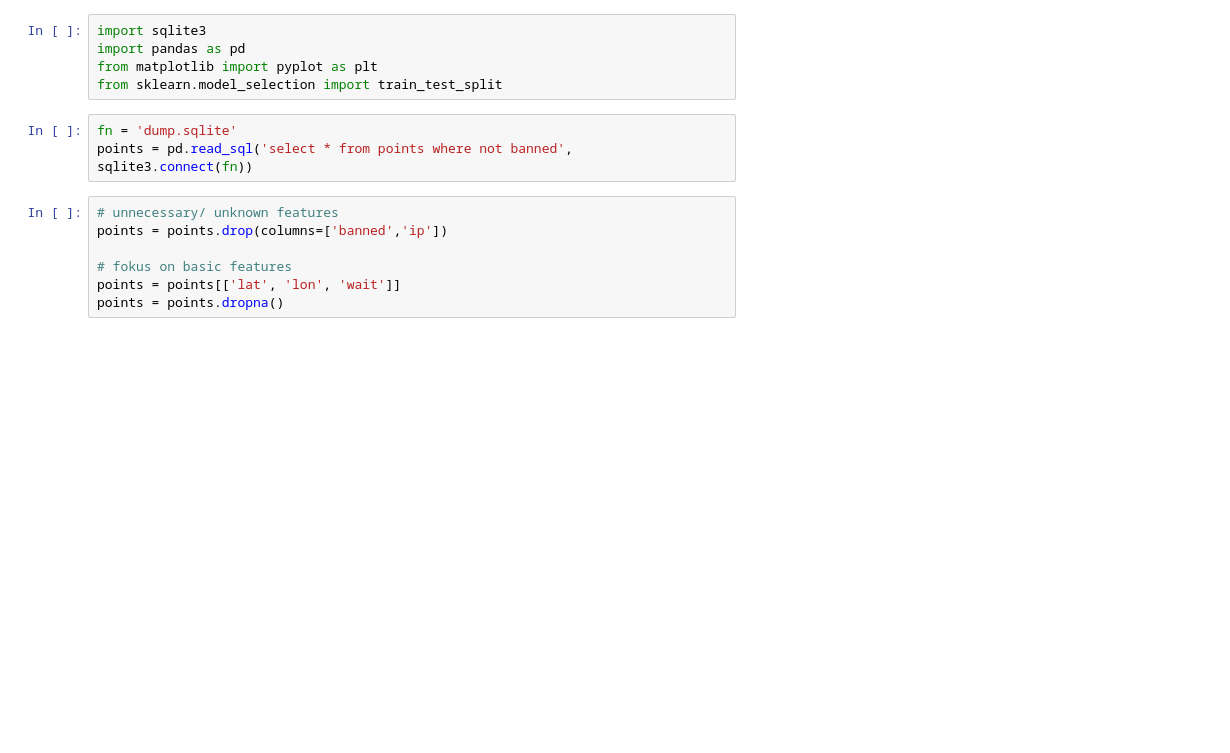
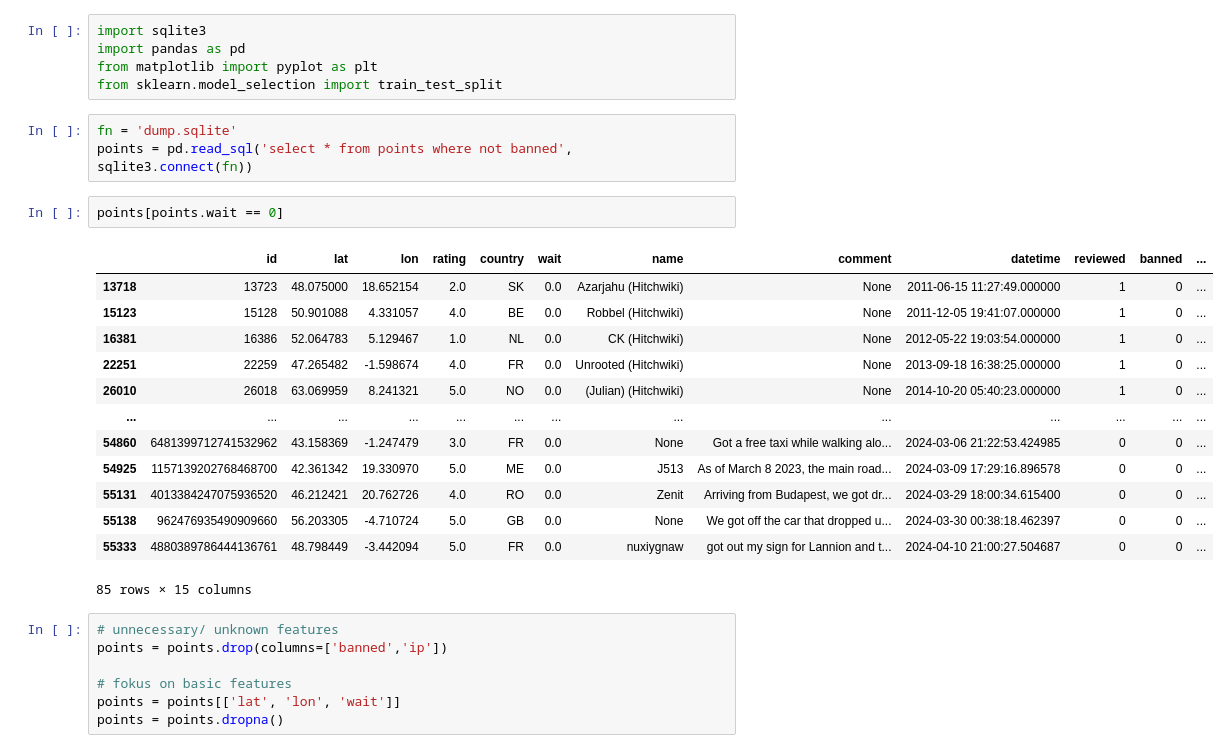
Before and after one commit to Hitchwiki/hitchmap-data, a Jupyter notebook: visualization/preprocessing.ipynb, the cells around one changed output. Saved outputs shown, nothing was run; the diff lists cells and outputs as text; blank space fills up the shorter version.

```diff
--- a/visualization/preprocessing.ipynb
+++ b/visualization/preprocessing.ipynb
@@ -6,6 +6,22 @@ from sklearn.model_selection import train_test_split
 # %%
 fn = 'dump.sqlite'
 points = pd.read_sql('select * from points where not banned', sqlite3.connect(fn))
+# %%
+points[points.wait == 0]
+# %% [output]
+|  | id | lat | lon | rating | country | wait | name | comment | datetime | reviewed | banned | ... |
+| 13718 | 13723 | 48.075000 | 18.652154 | 2.0 | SK | 0.0 | Azarjahu (Hitchwiki) | None | 2011-06-15 11:27:49.000000 | 1 | 0 | ... |
+| 15123 | 15128 | 50.901088 | 4.331057 | 4.0 | BE | 0.0 | Robbel (Hitchwiki) | None | 2011-12-05 19:41:07.000000 | 1 | 0 | ... |
+| 16381 | 16386 | 52.064783 | 5.129467 | 1.0 | NL | 0.0 | CK (Hitchwiki) | None | 2012-05-22 19:03:54.000000 | 1 | 0 | ... |
+| 22251 | 22259 | 47.265482 | -1.598674 | 4.0 | FR | 0.0 | Unrooted (Hitchwiki) | None | 2013-09-18 16:38:25.000000 | 1 | 0 | ... |
+| 26010 | 26018 | 63.069959 | 8.241321 | 5.0 | NO | 0.0 | (Julian) (Hitchwiki) | None | 2014-10-20 05:40:23.000000 | 1 | 0 | ... |
+| ... | ... | ... | ... | ... | ... | ... | ... | ... | ... | ... | ... | ... |
+| 54860 | 6481399712741532962 | 43.158369 | -1.247479 | 3.0 | FR | 0.0 | None | Got a free taxi while walking alo... | 2024-03-06 21:22:53.424985 | 0 | 0 | ... |
+| 54925 | 1157139202768468700 | 42.361342 | 19.330970 | 5.0 | ME | 0.0 | J513 | As of March 8 2023, the main road... | 2024-03-09 17:29:16.896578 | 0 | 0 | ... |
+| 55131 | 4013384247075936520 | 46.212421 | 20.762726 | 4.0 | RO | 0.0 | Zenit | Arriving from Budapest, we got dr... | 2024-03-29 18:00:34.615400 | 0 | 0 | ... |
+| 55138 | 962476935490909660 | 56.203305 | -4.710724 | 5.0 | GB | 0.0 | None | We got off the car that dropped u... | 2024-03-30 00:38:18.462397 | 0 | 0 | ... |
+| 55333 | 4880389786444136761 | 48.798449 | -3.442094 | 5.0 | FR | 0.0 | nuxiygnaw | got out my sign for Lannion and t... | 2024-04-10 21:00:27.504687 | 0 | 0 | ... |
+85 rows × 15 columns
 # %%
 # unnecessary/ unknown features
 points = points.drop(columns=['banned','ip'])
```
Also changed, not shown: parts of 5 cells of this notebook, 11 other files.
